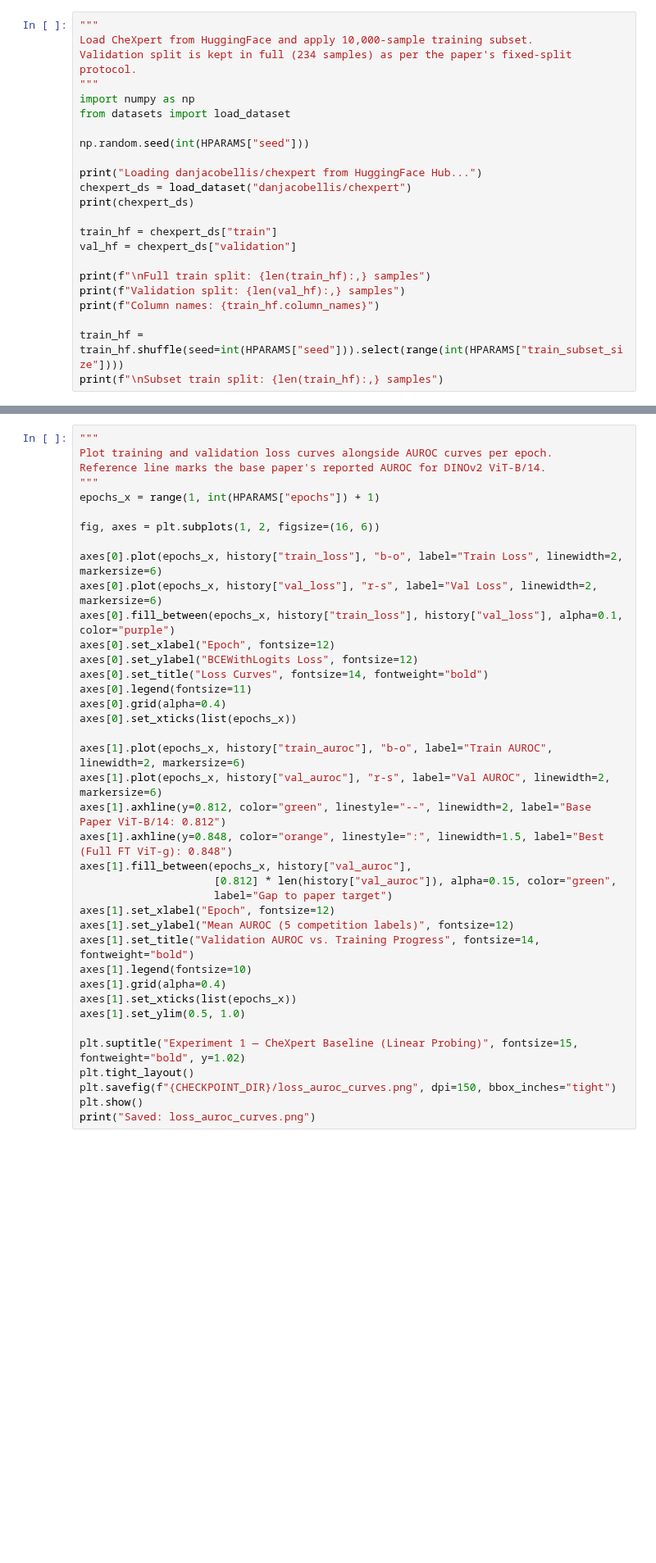
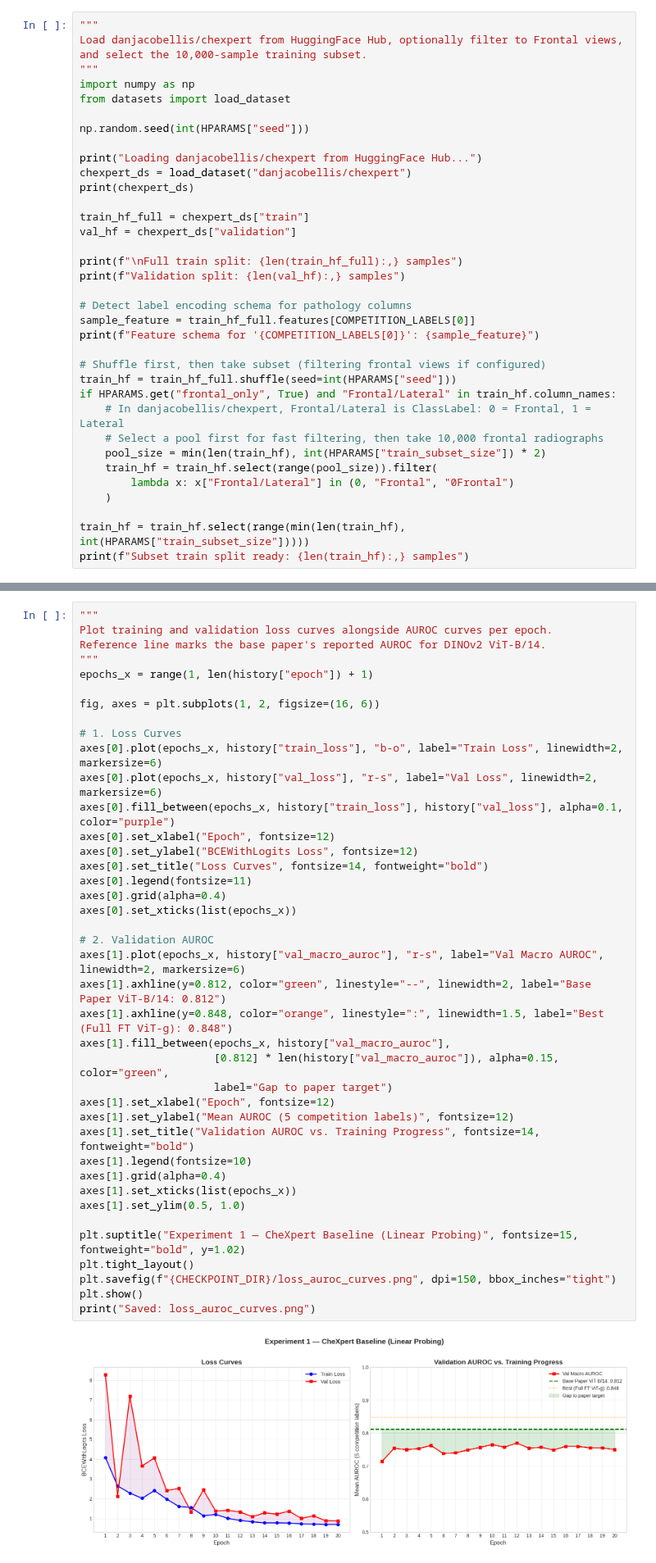
Before and after one commit to RudhanLodhi/DinoV2_PEFT, a Jupyter notebook: notebooks/0_Baseline_CheXpert.ipynb, the cells around one changed output, grey strips where cells are left out. Shown at 82% size. Drawn from its saved outputs; the diff is of its cells as text; blank space fills up the shorter version.

```diff
--- a/notebooks/0_Baseline_CheXpert.ipynb
+++ b/notebooks/0_Baseline_CheXpert.ipynb
@@ -104,8 +136,8 @@ print(pd.DataFrame.from_dict(BASE_PAPER_RESULTS, orient="index", columns=["AUROC
 ## 2. Dataset Loading & Exploratory Analysis
 # %%
 """
-Load CheXpert from HuggingFace and apply 10,000-sample training subset.
-Validation split is kept in full (234 samples) as per the paper's fixed-split protocol.
+Load danjacobellis/chexpert from HuggingFace Hub, optionally filter to Frontal views,
+and select the 10,000-sample training subset.
 """
 import numpy as np
 from datasets import load_dataset
@@ -116,12 +148,25 @@ print("Loading danjacobellis/chexpert from HuggingFace Hub...")
 chexpert_ds = load_dataset("danjacobellis/chexpert")
 print(chexpert_ds)
 
-train_hf = chexpert_ds["train"]
+train_hf_full = chexpert_ds["train"]
 val_hf = chexpert_ds["validation"]
 
-print(f"\nFull train split: {len(train_hf):,} samples")
+print(f"\nFull train split: {len(train_hf_full):,} samples")
 print(f"Validation split: {len(val_hf):,} samples")
-print(f"Column names: {train_hf.column_names}")
 
-train_hf = train_hf.shuffle(seed=int(HPARAMS["seed"])).select(range(int(HPARAMS["train_subset_size"])))
-print(f"\nSubset train split: {len(train_hf):,} samples")
+# Detect label encoding schema for pathology columns
+sample_feature = train_hf_full.features[COMPETITION_LABELS[0]]
+print(f"Feature schema for '{COMPETITION_LABELS[0]}': {sample_feature}")
+
+# Shuffle first, then take subset (filtering frontal views if configured)
+train_hf = train_hf_full.shuffle(seed=int(HPARAMS["seed"]))
+if HPARAMS.get("frontal_only", True) and "Frontal/Lateral" in train_hf.column_names:
+    # In danjacobellis/chexpert, Frontal/Lateral is ClassLabel: 0 = Frontal, 1 = Lateral
+    # Select a pool first for fast filtering, then take 10,000 frontal radiographs
+    pool_size = min(len(train_hf), int(HPARAMS["train_subset_size"]) * 2)
+    train_hf = train_hf.select(range(pool_size)).filter(
+        lambda x: x["Frontal/Lateral"] in (0, "Frontal", "0Frontal")
+    )
+
+train_hf = train_hf.select(range(min(len(train_hf), int(HPARAMS["train_subset_size"]))))
+print(f"Subset train split ready: {len(train_hf):,} samples")
@@ -567,37 +770,40 @@ print(f"\nBest Val AUROC: {best_val_auroc:.4f} at Epoch {best_epoch}")
 Plot training and validation loss curves alongside AUROC curves per epoch.
 Reference line marks the base paper's reported AUROC for DINOv2 ViT-B/14.
 """
-epochs_x = range(1, int(HPARAMS["epochs"]) + 1)
+epochs_x = range(1, len(history["epoch"]) + 1)
 
 fig, axes = plt.subplots(1, 2, figsize=(16, 6))
 
+# 1. Loss Curves
 axes[0].plot(epochs_x, history["train_loss"], "b-o", label="Train Loss", linewidth=2, markersize=6)
 axes[0].plot(epochs_x, history["val_loss"], "r-s", label="Val Loss", linewidth=2, markersize=6)
 axes[0].fill_between(epochs_x, history["train_loss"], history["val_loss"], alpha=0.1, color="purple")
 axes[0].set_xlabel("Epoch", fontsize=12)
 axes[0].set_ylabel("BCEWithLogits Loss", fontsize=12)
 axes[0].set_title("Loss Curves", fontsize=14, fontweight="bold")
 axes[0].legend(fontsize=11)
 axes[0].grid(alpha=0.4)
 axes[0].set_xticks(list(epochs_x))
 
-axes[1].plot(epochs_x, history["train_auroc"], "b-o", label="Train AUROC", linewidth=2, markersize=6)
-axes[1].plot(epochs_x, history["val_auroc"], "r-s", label="Val AUROC", linewidth=2, markersize=6)
+# 2. Validation AUROC
+axes[1].plot(epochs_x, history["val_macro_auroc"], "r-s", label="Val Macro AUROC", linewidth=2, markersize=6)
 axes[1].axhline(y=0.812, color="green", linestyle="--", linewidth=2, label="Base Paper ViT-B/14: 0.812")
 axes[1].axhline(y=0.848, color="orange", linestyle=":", linewidth=1.5, label="Best (Full FT ViT-g): 0.848")
-axes[1].fill_between(epochs_x, history["val_auroc"],
-                     [0.812] * len(history["val_auroc"]), alpha=0.15, color="green",
+axes[1].fill_between(epochs_x, history["val_macro_auroc"],
+                     [0.812] * len(history["val_macro_auroc"]), alpha=0.15, color="green",
                      label="Gap to paper target")
 axes[1].set_xlabel("Epoch", fontsize=12)
 axes[1].set_ylabel("Mean AUROC (5 competition labels)", fontsize=12)
 axes[1].set_title("Validation AUROC vs. Training Progress", fontsize=14, fontweight="bold")
 axes[1].legend(fontsize=10)
 axes[1].grid(alpha=0.4)
 axes[1].set_xticks(list(epochs_x))
 axes[1].set_ylim(0.5, 1.0)
 
 plt.suptitle("Experiment 1 — CheXpert Baseline (Linear Probing)", fontsize=15, fontweight="bold", y=1.02)
 plt.tight_layout()
 plt.savefig(f"{CHECKPOINT_DIR}/loss_auroc_curves.png", dpi=150, bbox_inches="tight")
 plt.show()
 print("Saved: loss_auroc_curves.png")
+# %% [output]
+[figure, added]
```
Also changed, not shown: parts of 21 cells of this notebook, 1 other file.
